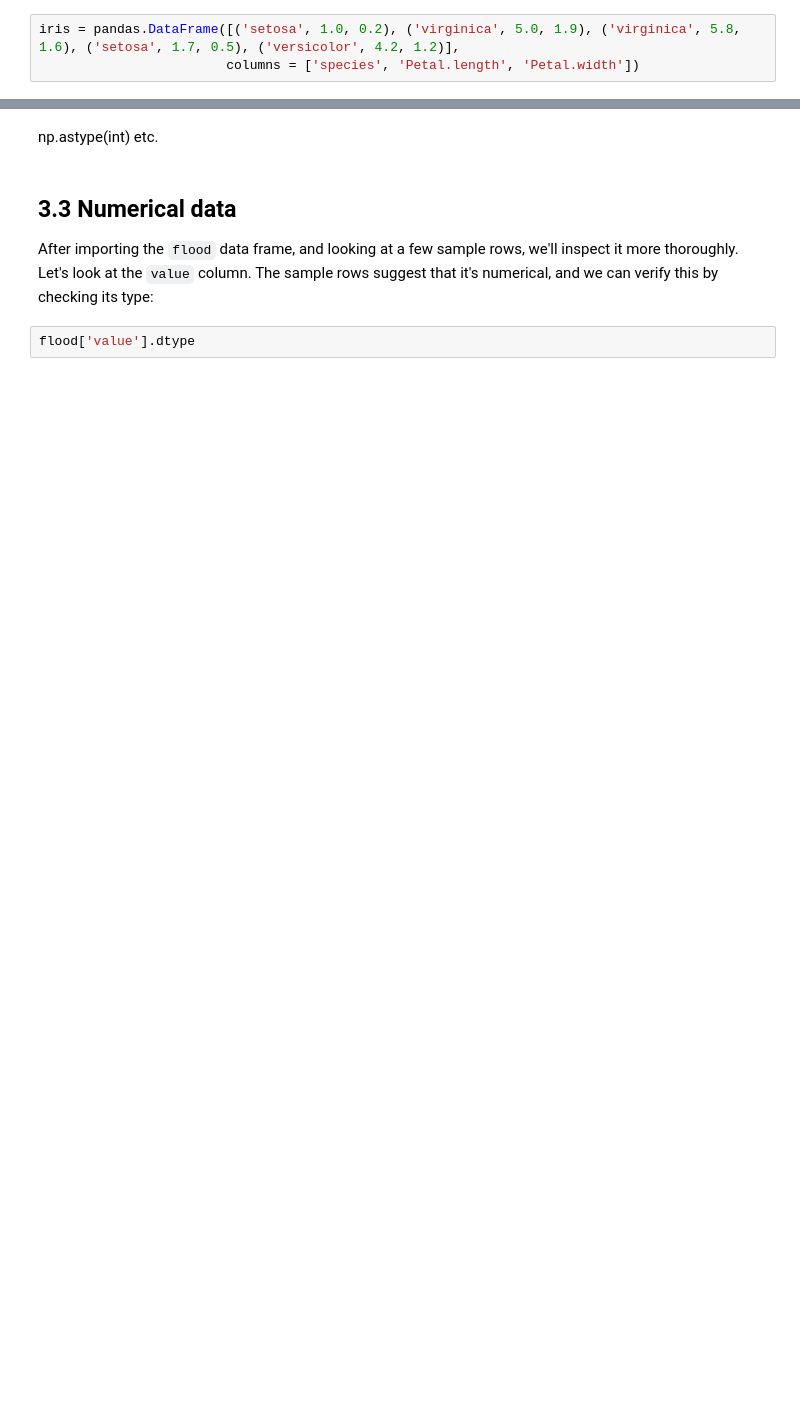
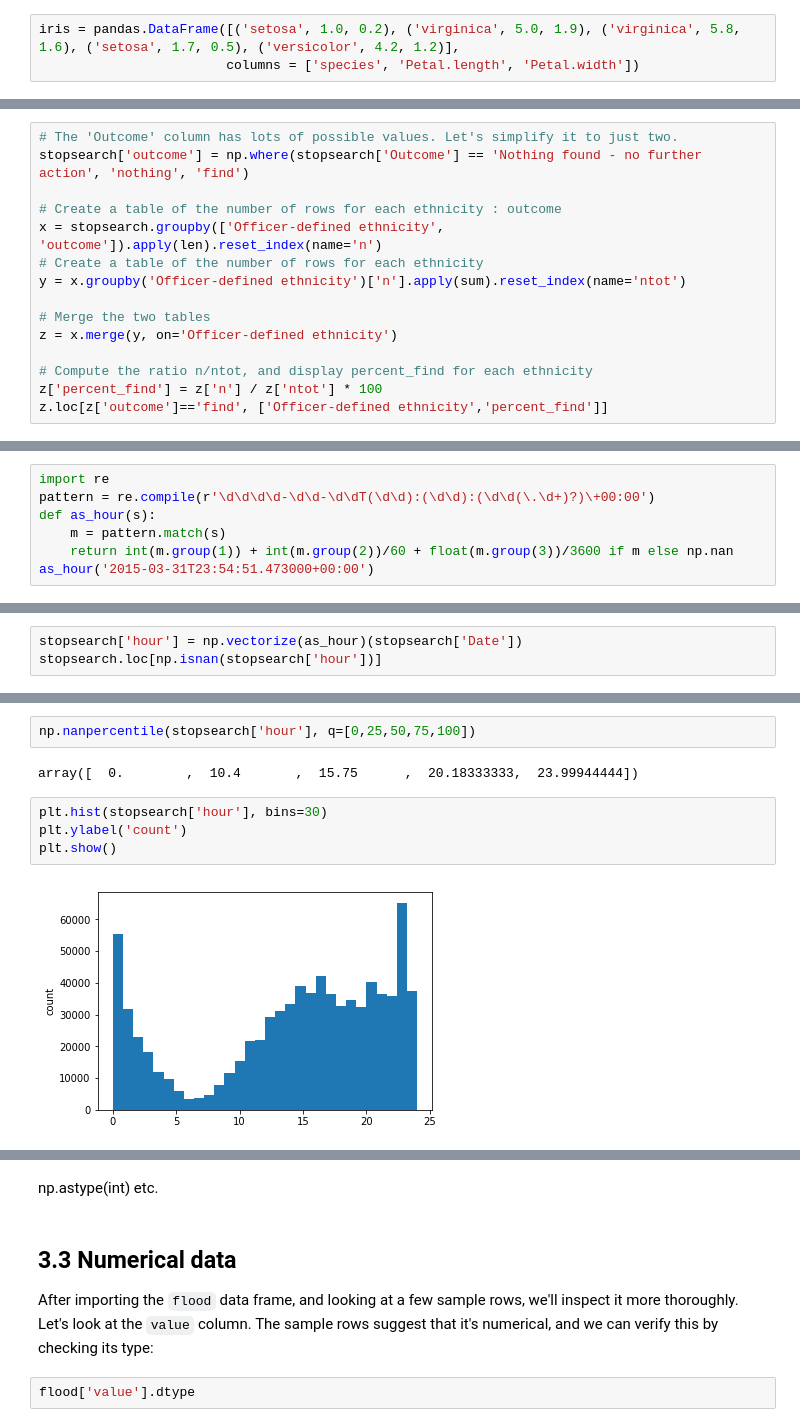
Before and after one commit to damonjw/scicomp, a Jupyter notebook: 3. Working with data.ipynb, the cells around one changed output, grey strips where cells are left out. Cells and saved outputs as stored; diff of their text form; blank space fills up the shorter version.

```diff
--- a/3. Working with data.ipynb
+++ b/3. Working with data.ipynb
@@ -133,0 +201,15 @@ http://chris.friedline.net/2015-12-15-rutgers/lessons/python2/02-index-slice-sub
+# %%
+# The 'Outcome' column has lots of possible values. Let's simplify it to just two.
+stopsearch['outcome'] = np.where(stopsearch['Outcome'] == 'Nothing found - no further action', 'nothing', 'find')
+
+# Create a table of the number of rows for each ethnicity : outcome
+x = stopsearch.groupby(['Officer-defined ethnicity', 'outcome']).apply(len).reset_index(name='n')
+# Create a table of the number of rows for each ethnicity
+y = x.groupby('Officer-defined ethnicity')['n'].apply(sum).reset_index(name='ntot')
+
+# Merge the two tables
+z = x.merge(y, on='Officer-defined ethnicity')
+
+# Compute the ratio n/ntot, and display percent_find for each ethnicity
+z['percent_find'] = z['n'] / z['ntot'] * 100
+z.loc[z['outcome']=='find', ['Officer-defined ethnicity','percent_find']]
@@ -133,0 +228,7 @@ http://chris.friedline.net/2015-12-15-rutgers/lessons/python2/02-index-slice-sub
+# %%
+import re
+pattern = re.compile(r'\d\d\d\d-\d\d-\d\dT(\d\d):(\d\d):(\d\d(\.\d+)?)\+00:00')
+def as_hour(s):
+    m = pattern.match(s)
+    return int(m.group(1)) + int(m.group(2))/60 + float(m.group(3))/3600 if m else np.nan
+as_hour('2015-03-31T23:54:51.473000+00:00')
@@ -133,0 +237,3 @@ http://chris.friedline.net/2015-12-15-rutgers/lessons/python2/02-index-slice-sub
+# %%
+stopsearch['hour'] = np.vectorize(as_hour)(stopsearch['Date'])
+stopsearch.loc[np.isnan(stopsearch['hour'])]
@@ -133,0 +254,10 @@ http://chris.friedline.net/2015-12-15-rutgers/lessons/python2/02-index-slice-sub
+# %%
+np.nanpercentile(stopsearch['hour'], q=[0,25,50,75,100])
+# %% [output]
+array([  0.        ,  10.4       ,  15.75      ,  20.18333333,  23.99944444])
+# %%
+plt.hist(stopsearch['hour'], bins=30)
+plt.ylabel('count')
+plt.show()
+# %% [output]
+[figure, added]
```
Also changed, not shown: parts of 73 cells of this notebook.
